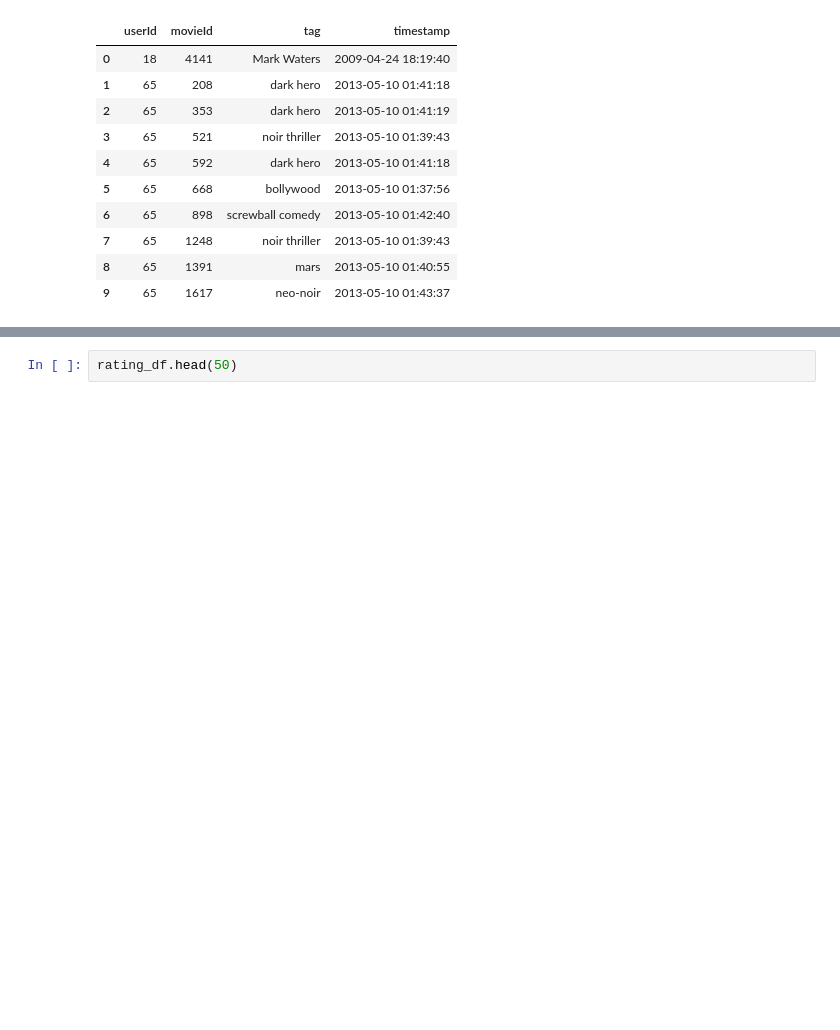
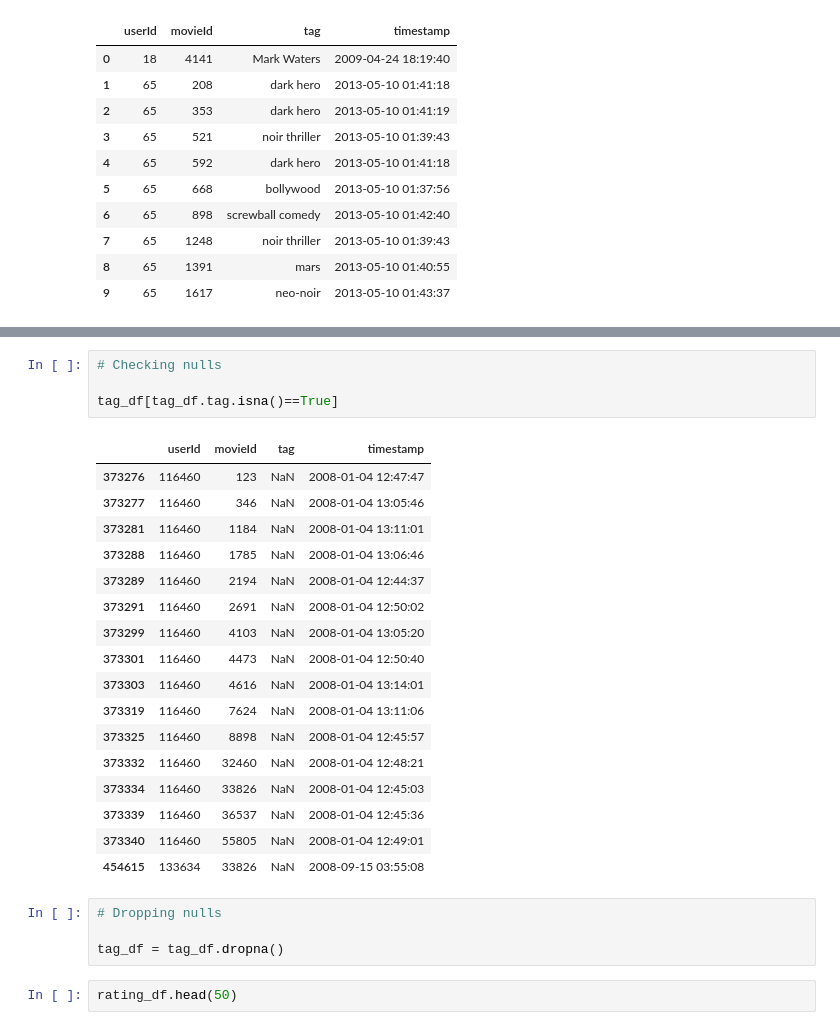
Before and after one commit to sanchiesa/user_movie_rating, a Jupyter notebook: notebooks/user_movie_rating.ipynb, the cells around one changed output, grey strips where cells are left out. Saved outputs shown, nothing was run; the diff lists cells and outputs as text; blank space fills up the shorter version.

```diff
--- a/notebooks/user_movie_rating.ipynb
+++ b/notebooks/user_movie_rating.ipynb
@@ -101,3 +146,29 @@ tag_df.head(10)
+# %%
+# Checking nulls
+
+tag_df[tag_df.tag.isna()==True]
+# %% [output]
+|  | userId | movieId | tag | timestamp |
+| 373276 | 116460 | 123 | NaN | 2008-01-04 12:47:47 |
+| 373277 | 116460 | 346 | NaN | 2008-01-04 13:05:46 |
+| 373281 | 116460 | 1184 | NaN | 2008-01-04 13:11:01 |
+| 373288 | 116460 | 1785 | NaN | 2008-01-04 13:06:46 |
+| 373289 | 116460 | 2194 | NaN | 2008-01-04 12:44:37 |
+| 373291 | 116460 | 2691 | NaN | 2008-01-04 12:50:02 |
+| 373299 | 116460 | 4103 | NaN | 2008-01-04 13:05:20 |
+| 373301 | 116460 | 4473 | NaN | 2008-01-04 12:50:40 |
+| 373303 | 116460 | 4616 | NaN | 2008-01-04 13:14:01 |
+| 373319 | 116460 | 7624 | NaN | 2008-01-04 13:11:06 |
+| 373325 | 116460 | 8898 | NaN | 2008-01-04 12:45:57 |
+| 373332 | 116460 | 32460 | NaN | 2008-01-04 12:48:21 |
+| 373334 | 116460 | 33826 | NaN | 2008-01-04 12:45:03 |
+| 373339 | 116460 | 36537 | NaN | 2008-01-04 12:45:36 |
+| 373340 | 116460 | 55805 | NaN | 2008-01-04 12:49:01 |
+| 454615 | 133634 | 33826 | NaN | 2008-09-15 03:55:08 |
+# %%
+# Dropping nulls
+
+tag_df = tag_df.dropna()
 # %%
 rating_df.head(50)
 # %% [output]
```
Also changed, not shown: parts of 63 cells of this notebook, 1 other file.
